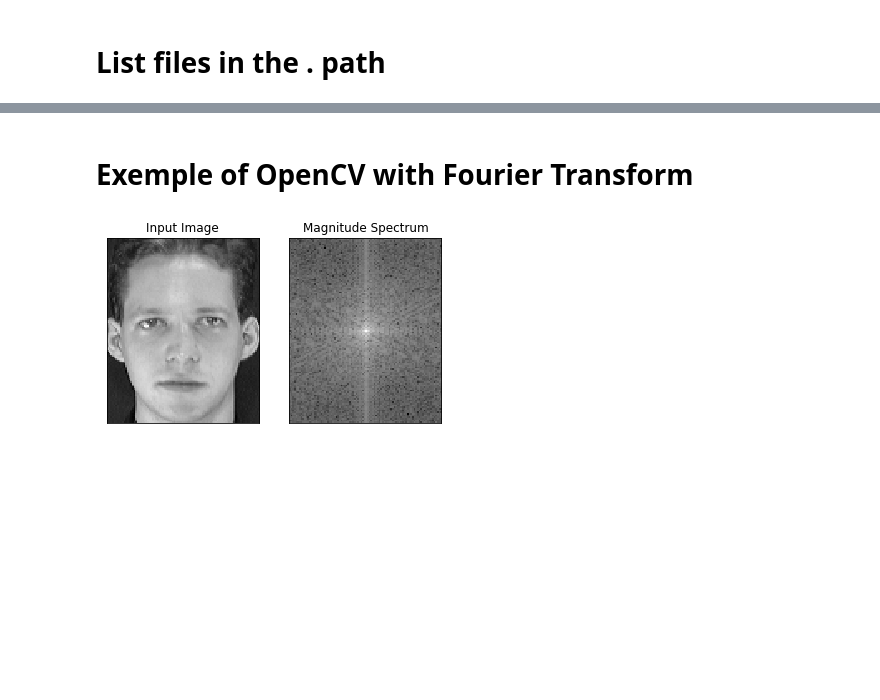
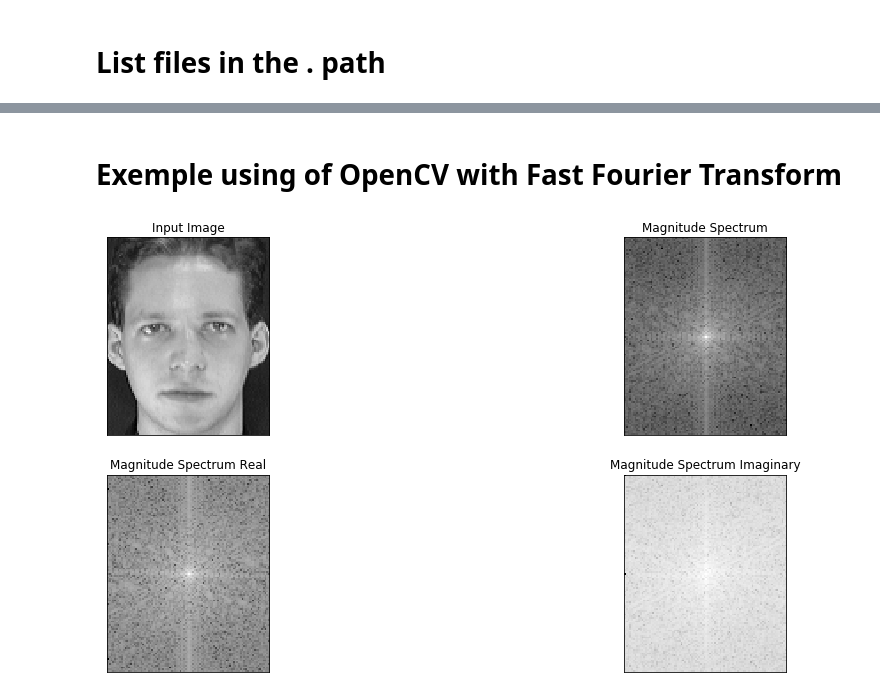
Before and after one commit to Jaquedonin/SignalFinalProject, a Jupyter notebook: Primeiros Passos.ipynb, the cells around one changed output, grey strips where cells are left out. Drawn from its saved outputs; the diff is of its cells as text; code cells hidden in the pictures; blank space fills up the shorter version.

Commit message:
Add ifft2, open all pictures and calculate fft2 for all

```diff
--- a/Primeiros Passos.ipynb
+++ b/Primeiros Passos.ipynb
@@ -8,6 +8,8 @@ import pandas as pd
 %matplotlib inline
 #%matplotlib notebook
 import matplotlib.pyplot as plt
+# Make plots bigger again
+plt.rcParams['figure.figsize'] = [17, 8]
 # %%
 import cv2
 # %%
@@ -104,23 +139,47 @@ pd.DataFrame(fourier_image)
 # %% [markdown]
-# Exemple of OpenCV with Fourier Transform
+# Exemple using of OpenCV with Fast Fourier Transform
 # %%
 # Opening the file
 img = cv2.imread('./orl_faces/orl_faces/s1/1.pgm',0)
 
 # Fourier Bidimensional Tranform
 f = np.fft.fft2(img)
 
 # Shift the zero-frequency component to the center of the spectrum.
 fshift = np.fft.fftshift(f)
 
+# Shift the zero-frequency component to the center of the spectrum.
+fshiftRe = np.fft.fftshift(f.real)
+
+# Shift the zero-frequency component to the center of the spectrum.
+fshiftImag = np.fft.fftshift(f.imag)
+
+
 # Fourier transform in logarithm scale
 magnitude_spectrum = 20*np.log(np.abs(fshift))
 
+# Fourier transform of real part in logarithm scale
+magnitude_spectrum_re = 20*np.log(np.abs(fshiftRe))
+
+# Fourier transform of imaginary part in logarithm scale
+magnitude_spectrum_imag = 20*np.log(np.abs(fshiftImag))
+
+
+
 # Plots
-plt.subplot(121),plt.imshow(img, cmap = 'gray')
+plt.subplot(221),plt.imshow(img, cmap = 'gray')
 plt.title('Input Image'), plt.xticks([]), plt.yticks([])
-plt.subplot(122),plt.imshow(magnitude_spectrum, cmap = 'gray')
+
+plt.subplot(222),plt.imshow(magnitude_spectrum, cmap = 'gray')
 plt.title('Magnitude Spectrum'), plt.xticks([]), plt.yticks([])
+
+plt.subplot(223),plt.imshow(magnitude_spectrum_re, cmap = 'gray')
+plt.title('Magnitude Spectrum Real'), plt.xticks([]), plt.yticks([])
+
+plt.subplot(224),plt.imshow(magnitude_spectrum_imag, cmap = 'gray')
+plt.title('Magnitude Spectrum Imaginary'), plt.xticks([]), plt.yticks([])
+
+
 plt.show()
 # %% [output]
-[figure, old version]
+[figure, new version]
```
Also changed, not shown: parts of 21 cells of this notebook.
